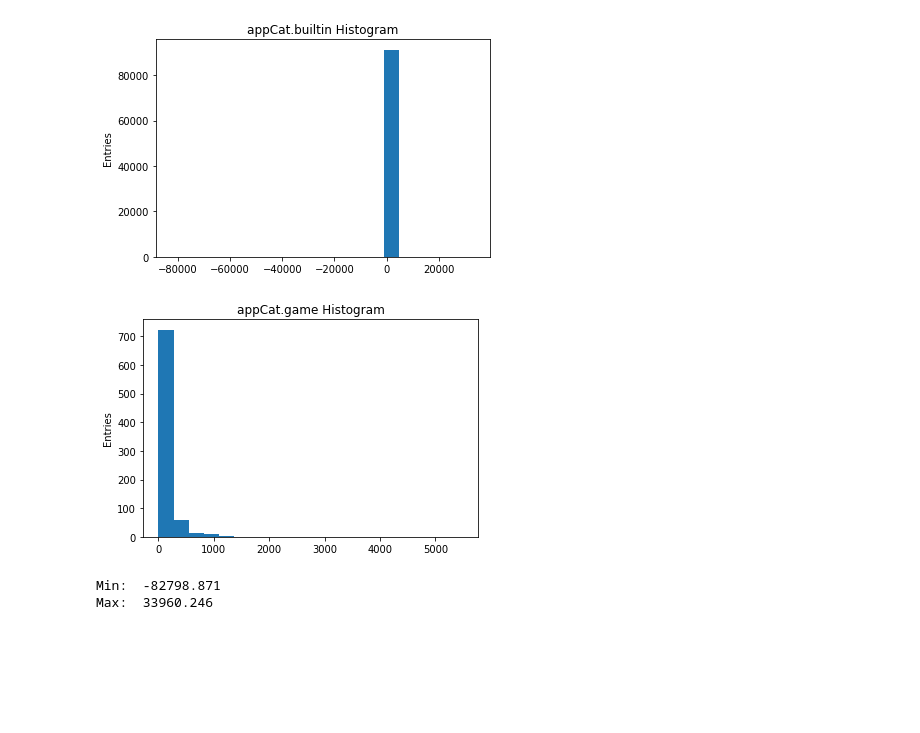
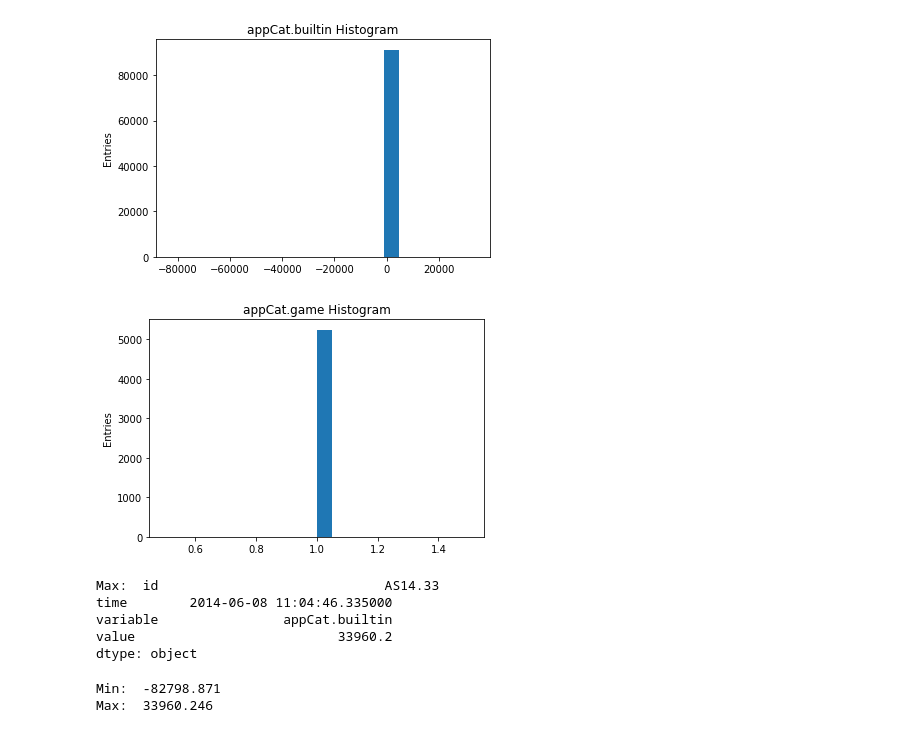
Before and after one commit to levrex/AppMoodPrediction, a Jupyter notebook: Datamining_Mood.ipynb, the cells around one changed output. Saved outputs shown, nothing was run; the diff lists cells and outputs as text; code cells hidden in the pictures; blank space fills up the shorter version.

```diff
--- a/Datamining_Mood.ipynb
+++ b/Datamining_Mood.ipynb
@@ -102,13 +102,21 @@ plt.gca().set(title='appCat.builtin Histogram', ylabel='Entries');
 # %%
 from collections import Counter
 
-sub_mood = df_mood[df_mood['variable']=='appCat.game']
+sub_mood = df_mood[df_mood['variable']=='call']
 
 x = sub_mood['value']
 plt.hist(x, bins=20)
 plt.gca().set(title='appCat.game Histogram', ylabel='Entries');
 # %% [output]
-[figure, old version]
+[figure, new version]
+# %%
+print('Max: ', df_mood[df_mood['variable']=='appCat.builtin'].max())
+# %% [output]
+Max:  id                             AS14.33
+time        2014-06-08 11:04:46.335000
+variable                appCat.builtin
+value                          33960.2
+dtype: object
 # %%
 print('Min: ', df_mood['value'].min())
 print('Max: ', df_mood['value'].max())
```
Also changed, not shown: parts of 15 cells of this notebook.
